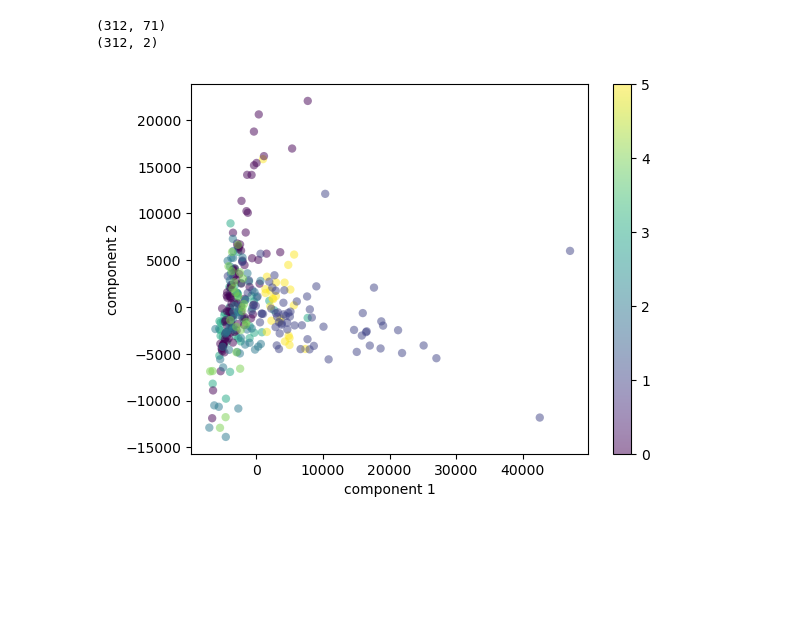
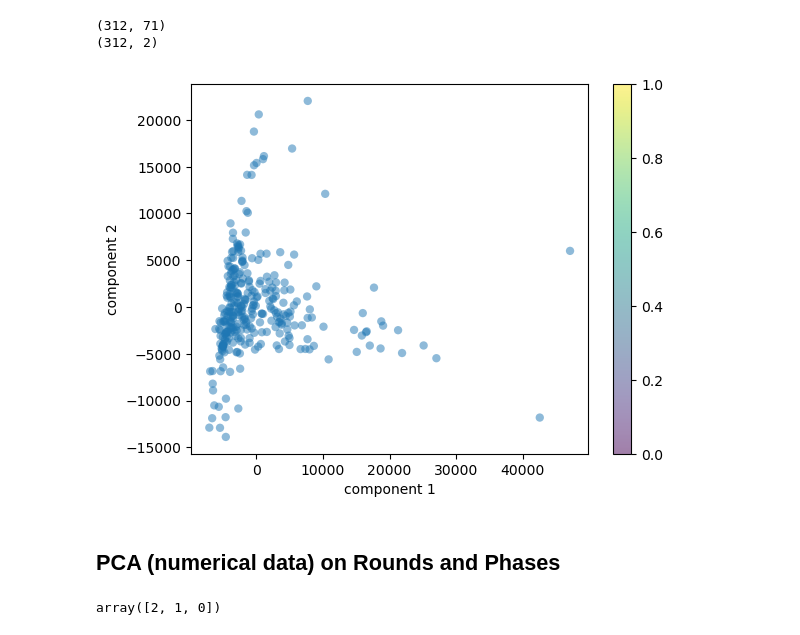
Before and after one commit to SorenBlattBendtsen/02582, a Jupyter notebook: Assignment_2/clusters_vs_emotions_pca.ipynb, the cells around one changed output. Cells and saved outputs as stored; diff of their text form; code cells hidden in the pictures; blank space fills up the shorter version.

```diff
--- a/Assignment_2/clusters_vs_emotions_pca.ipynb
+++ b/Assignment_2/clusters_vs_emotions_pca.ipynb
@@ -501,9 +501,20 @@ target2d = np.array(data_encoded['Cohort'])
 # %%
-plt.scatter(projected2d[:, 0], projected2d[:, 1],
-            c=target2d, edgecolor='none', alpha=0.5,
+plt.scatter(projected2d[:, 0], projected2d[:, 1], c= ,edgecolor='none', alpha=0.5,
             cmap=plt.colormaps['viridis'])
 plt.xlabel('component 1')
 plt.ylabel('component 2')
 plt.colorbar();
 # %% [output]
-[figure, old version]
+[figure, new version]
+# %% [markdown]
+## PCA (numerical data) on Rounds and Phases
+# %%
+for i, round in enumerate(sorted(data.Round.unique())):
+    for j, phase in enumerate(sorted(data.Phase.unique())):
+        split = data[(data.Round == round) & (data.Phase == phase)]
+        X = standardize(split[num_cols])
+        pca2d = PCA(2)
+        pca = pca2d.fit_transform(X)
+        print()
+# %% [output]
+array([2, 1, 0])
```
Also changed, not shown: parts of 4 cells of this notebook, 2 other files.
